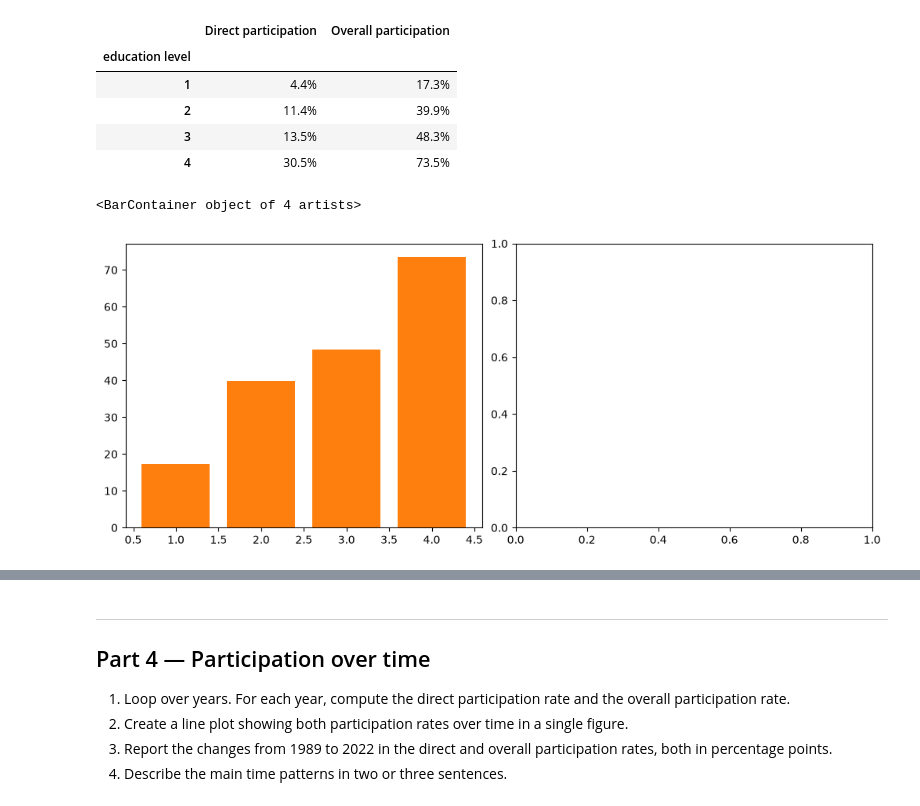
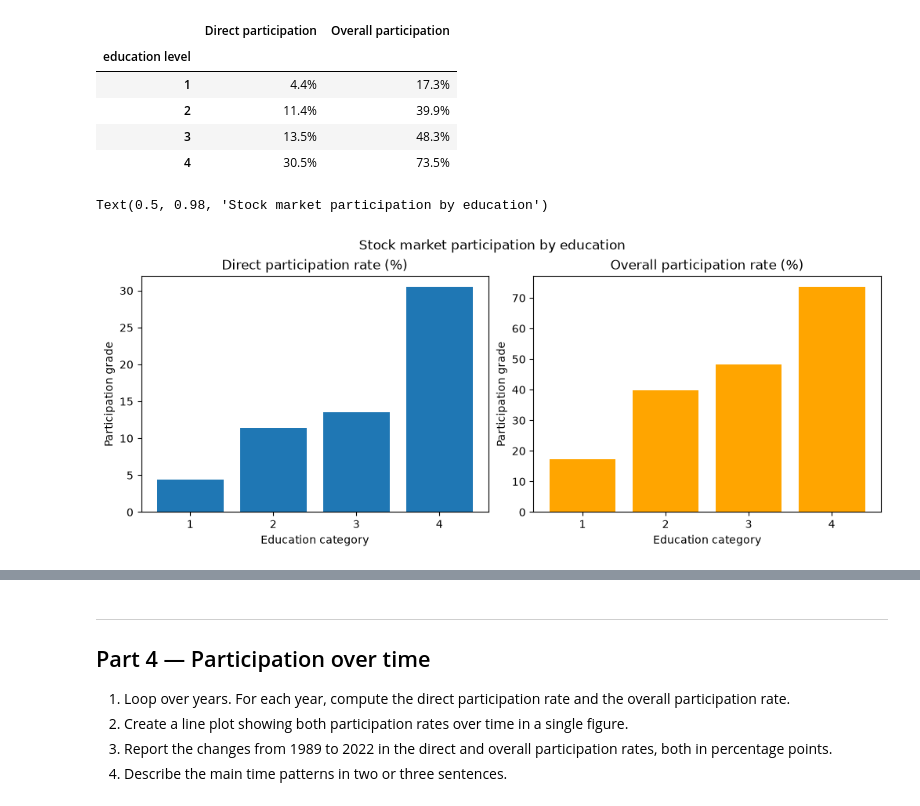
Before and after one commit to theokri105/TECH2-H26-assignment3, a Jupyter notebook: assignment3.ipynb, the cells around one changed output, grey strips where cells are left out. Cells and saved outputs as stored; diff of their text form; code cells hidden in the pictures.

```diff
--- a/assignment3.ipynb
+++ b/assignment3.ipynb
@@ -259,15 +250,28 @@ newdf.style.format('{:.1%}')
 | 3 | 13.5% | 48.3% |
 | 4 | 30.5% | 73.5% |
 # %%
+#Parts 3 - 3 and 4:
+
 import matplotlib.pyplot as plt
 
 categories = education_levels
 fig, axes = plt.subplots(1, 2, layout= 'constrained', figsize=(10,4))
-xvalues = categories
 direct_values = newdf['Direct participation']*100
 overall_values = newdf['Overall participation']*100
-axes[0].bar(xvalues, direct_values)
-axes[0].bar(xvalues, overall_values)
+axes[0].bar(categories, direct_values)
+axes[0].set_title('Direct participation rate (%)')
+axes[0].set_xlabel('Education category')
+axes[0].set_ylabel('Participation grade')
+axes[0].set_xticks(categories)
+
+
+axes[1].bar(categories, overall_values, color='orange')
+axes[1].set_title('Overall participation rate (%)')
+axes[1].set_xlabel('Education category')
+axes[1].set_ylabel('Participation grade')
+axes[1].set_xticks(categories)
+
+fig.suptitle('Stock market participation by education')
 # %% [output]
-<BarContainer object of 4 artists>
+Text(0.5, 0.98, 'Stock market participation by education')
-[figure, old version]
+[figure, new version]
```
Also changed, not shown: parts of 16 cells of this notebook.
